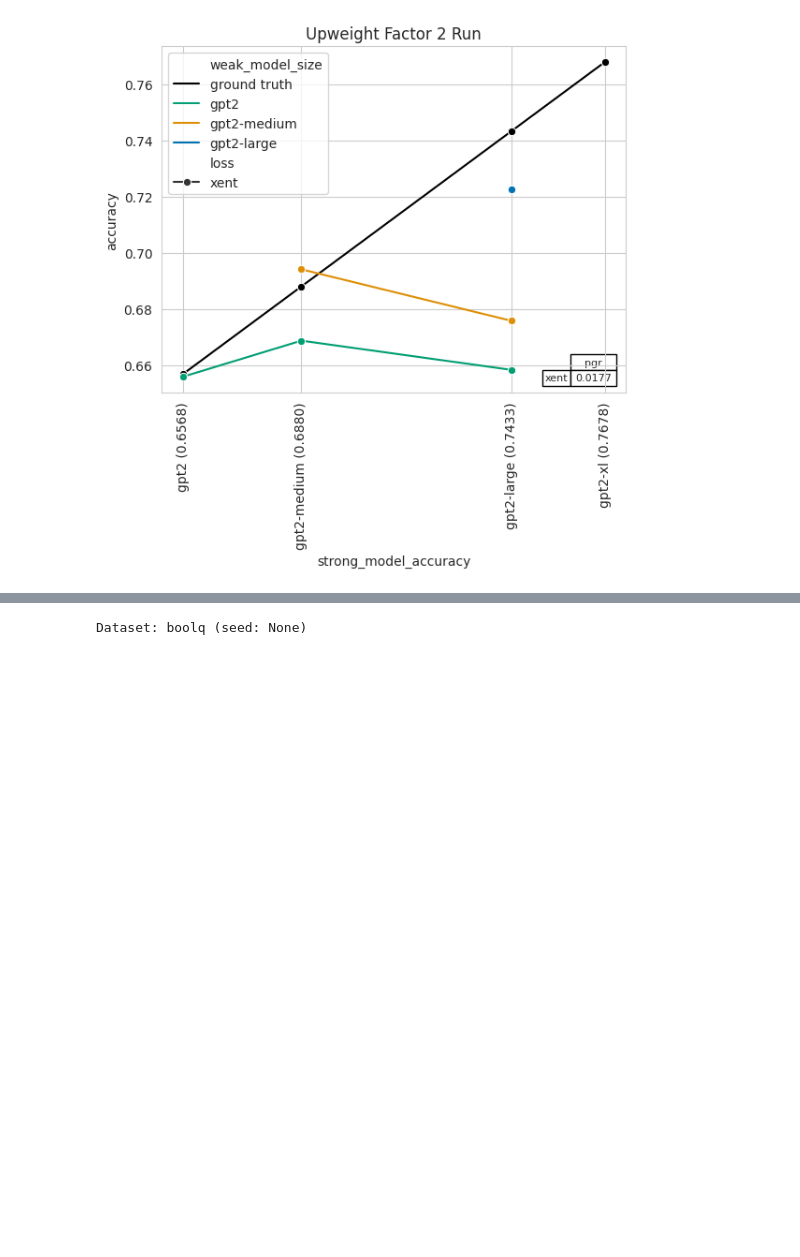
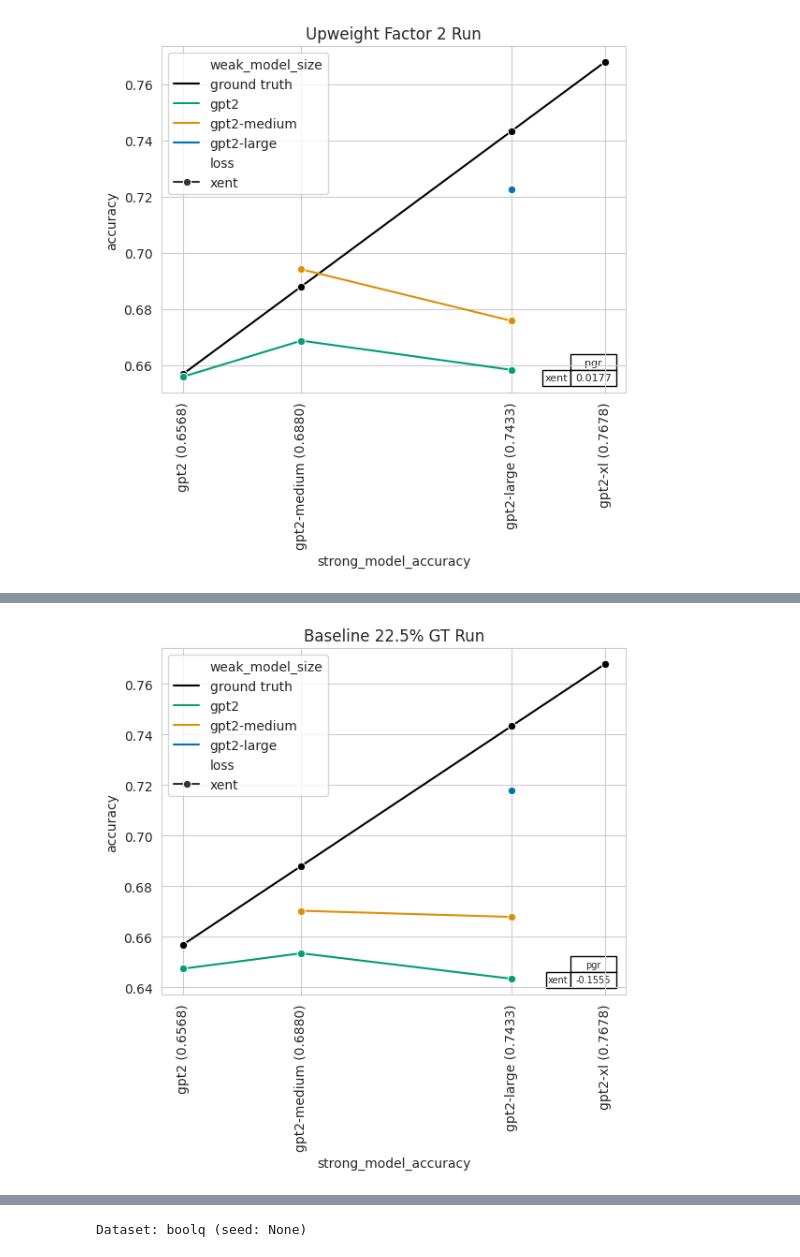
Before and after one commit to HartAndrin-1024/weak-to-strong, a Jupyter notebook: notebooks/Plotting.ipynb, the cells around one changed output, grey strips where cells are left out. Drawn from its saved outputs; the diff is of its cells as text; code cells hidden in the pictures; blank space fills up the shorter version.

```diff
--- a/notebooks/Plotting.ipynb
+++ b/notebooks/Plotting.ipynb
@@ -925,0 +1113,86 @@ Dataset: boolq (seed: None)
+# %%
+#Baseline with 22.5% GT Added
+records = []
+lis=glob.glob(os.path.join(RESULTS_PATH, "**/results_summary.json"), recursive=True)
+for result_filename in glob.glob(os.path.join(RESULTS_PATH, "**/results_summary.json"), recursive=True):
+    # if 'propgt' in result_filename:
+    #     if not('propgt0.0' in result_filename):
+    #         if not('propgt0-' in result_filename):
+    #             continue
+    # if 'wms' in result_filename:
+    #     if 'hardquestTrue' not in result_filename:
+    #         continue
+    #     if 'upweightfactor2' in result_filename:
+    #         continue
+    if 'wms' in result_filename:
+        if not 'propgt0.225' in result_filename:
+            continue
+        if 'hardquestTrue' in result_filename:
+            continue
+        if 'currTrue' in result_filename:
+            continue
+        if 'medquestTrue' in result_filename:
+            continue
+        if 'upweightfactor2' in result_filename or 'upweightfactor4' in result_filename:
+            continue
+    config_file = os.path.join("/".join(result_filename.split("/")[:-1]), "config.json")
+    config = json.load(open(config_file, "r"))
+    if config["model_size"] not in MODELS_TO_PLOT:
+        continue
+    if 'seed' not in config:
+        config['seed'] = 0
+    record = config.copy()
+    if 'weak_model' in config:
+        for k in record['weak_model']:
+            if k == 'model_size':
+                assert record['weak_model'][k] == record['weak_model_size']
+            record['weak_' + k] = record['weak_model'][k]
+        del record['weak_model']
+    record.update(json.load(open(result_filename)))
+    records.append(record)
+
+df = pd.DataFrame.from_records(records).sort_values(['ds_name', 'model_size'])
+
+datasets = df.ds_name.unique()
+for dataset in datasets:
+    cur_df = df[(df.ds_name == dataset)].copy()
+    base_accuracies = cur_df[cur_df['weak_model_size'].isna()].groupby('model_size').agg({'accuracy': 'mean', 'seed': 'count'}).sort_values('accuracy')
+    base_accuracy_lookup = base_accuracies['accuracy'].to_dict()
+    base_accuracies = base_accuracies.reset_index()
+
+    cur_df['strong_model_accuracy'] = cur_df['model_size'].apply(lambda x: base_accuracy_lookup[x])
+    cur_df.loc[~cur_df['weak_model_size'].isna(), 'weak_model_accuracy'] = cur_df.loc[~cur_df['weak_model_size'].isna(), 'weak_model_size'].apply(lambda x: base_accuracy_lookup[x])
+
+    # Exclude cases where the weak model is better than the strong model from PGR calculation.
+    valid_pgr_index = (
+        (~cur_df['weak_model_size'].isna()) &
+        (cur_df['weak_model_size'] != cur_df['model_size']) &
+        (cur_df['strong_model_accuracy'] > cur_df['weak_model_accuracy'])
+    )
+    cur_df.loc[valid_pgr_index, 'pgr'] = (cur_df.loc[valid_pgr_index, 'accuracy'] - cur_df.loc[valid_pgr_index, 'weak_model_accuracy']) / (cur_df.loc[valid_pgr_index, 'strong_model_accuracy'] - cur_df.loc[valid_pgr_index, 'weak_model_accuracy'])
+
+    cur_df.loc[cur_df['weak_model_size'].isna(), "weak_model_size"] = "ground truth"
+
+    for seed in [None] + (sorted(cur_df['seed'].unique().tolist()) if PLOT_ALL_SEEDS else []):
+        plot_df = cur_df.copy().sort_values(['strong_model_accuracy']).sort_values(['loss'], ascending=False)
+        if seed is not None:
+            plot_df = plot_df[plot_df['seed'] == seed]
+
+        print(f"Dataset: {dataset} (seed: {seed})")
+
+        pgr_results = plot_df[~plot_df['pgr'].isna()].groupby(['loss']).aggregate({"pgr": "median"})
+
+        palette = sns.color_palette('colorblind', n_colors=len(plot_df['weak_model_size'].unique()) - 1)
+        color_dict = {model: ("black" if model == 'ground truth' else palette.pop()) for model in plot_df['weak_model_size'].unique()}
+
+        sns.lineplot(data=plot_df, x='strong_model_accuracy', y='accuracy', hue='weak_model_size', style='loss', markers=True, palette=color_dict)
+        pd.plotting.table(plt.gca(), pgr_results.round(4), loc='lower right', colWidths=[0.1, 0.1], cellLoc='center', rowLoc='center')
+        plt.xticks(ticks=base_accuracies['accuracy'], labels=[f"{e} ({base_accuracy_lookup[e]:.4f})" for e in base_accuracies['model_size']], rotation=90)
+        plt.title(f"Baseline 22.5% GT Run")
+        plt.legend(loc='upper left')
+        suffix = ""
+        if seed is not None:
+            suffix = f"_{seed}"
+        plt.savefig(f"{dataset.replace('/', '-')}{suffix}.png", dpi=300, bbox_inches='tight')
+        plt.show()
+# %% [output]
@@ -926 +1200,2 @@ Dataset: boolq (seed: None)
+[figure, added]
 # %%
```
Also changed, not shown: parts of 13 cells of this notebook, 55 other files.
